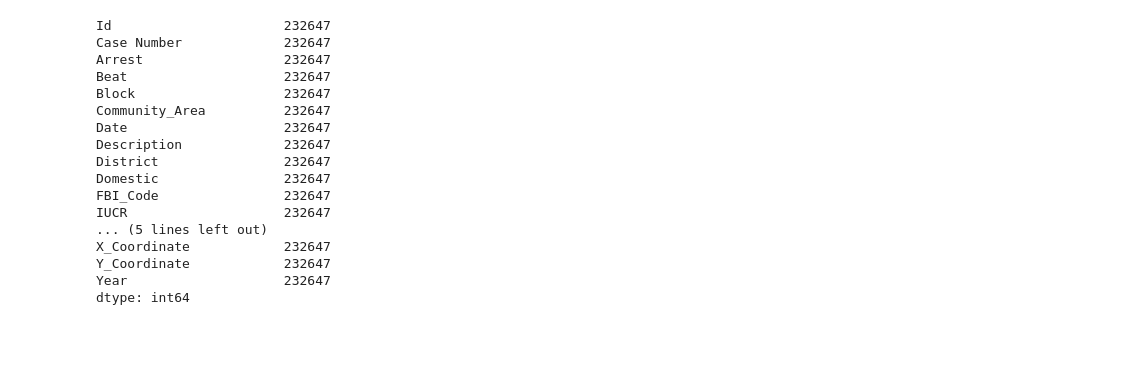
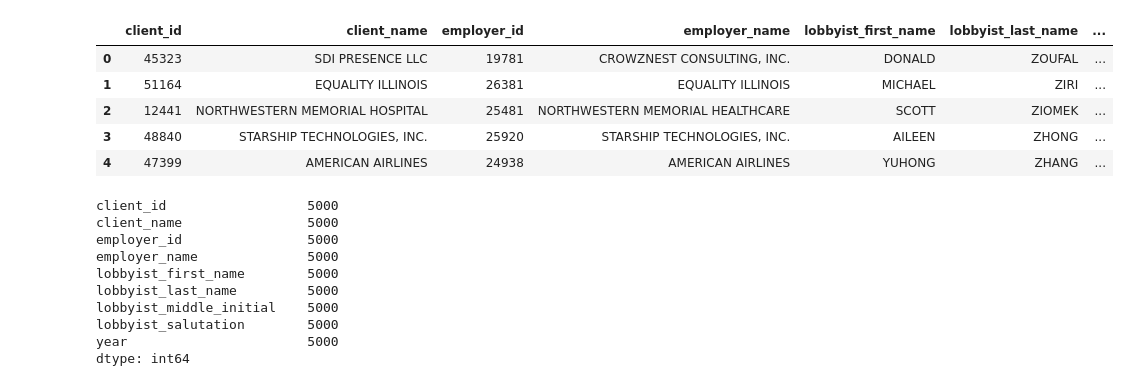
Before and after one commit to eabouche/group-project-3-lobbyist-analysis, a Jupyter notebook: Lobbyist_ETL_and_Analysis.ipynb, the cells around one changed output. Saved outputs shown, nothing was run; the diff lists cells and outputs as text; code cells hidden in the pictures; blank space fills up the shorter version.

Commit message:
extracting api combo data into dataframe

```diff
--- a/Lobbyist_ETL_and_Analysis.ipynb
+++ b/Lobbyist_ETL_and_Analysis.ipynb
@@ -43,13 +38,11 @@ pprint(json.dumps(test_response, indent=4, sort_keys=True))
  '    }\n'
  ']')
 # %%
-# Dataset: Get full 2022 crime data from API
+# API Call 1: Get full dataset
 
-# url = 'https://data.cityofchicago.org/resource/9hwr-2zxp.json'
-#url = 'https://data.cityofchicago.org/resource/ijzp-q8t2.json?$limit=2000'
-url = 'https://data.cityofchicago.org/resource/9hwr-2zxp.json?Year=2022&$limit=500000'
+url = 'https://data.cityofchicago.org/resource/2eqz-3nvz.json?$limit=5000'
 
-crimes_response = requests.get(url).json()
+api_full_response = requests.get(url).json()
 
-#pprint(json.dumps(response, indent=4, sort_keys=True))
+#pprint(json.dumps(api_full_response, indent=4, sort_keys=True))
 # %%
@@ -212,20 +105,25 @@ crimes_df.head()
-# %%
-crimes_df.count()
-# %% [output]
-Id                      232647
-Case Number             232647
-Arrest                  232647
-Beat                    232647
-Block                   232647
-Community_Area          232647
-Date                    232647
-Description             232647
-District                232647
-Domestic                232647
-FBI_Code                232647
-IUCR                    232647
-... (5 lines left out)
-X_Coordinate            232647
-Y_Coordinate            232647
-Year                    232647
-dtype: int64
+# %%
+# Create lobbyist combo dataframe
+lobbyist_combo_df = pd.DataFrame(lobbyist_combo_list)
+lobbyist_combo_df.head()
+# %% [output]
+|  | client_id | client_name | employer_id | employer_name | lobbyist_first_name | lobbyist_last_name | ... |
+| 0 | 45323 | SDI PRESENCE LLC | 19781 | CROWZNEST CONSULTING, INC. | DONALD | ZOUFAL | ... |
+| 1 | 51164 | EQUALITY ILLINOIS | 26381 | EQUALITY ILLINOIS | MICHAEL | ZIRI | ... |
+| 2 | 12441 | NORTHWESTERN MEMORIAL HOSPITAL | 25481 | NORTHWESTERN MEMORIAL HEALTHCARE | SCOTT | ZIOMEK | ... |
+| 3 | 48840 | STARSHIP TECHNOLOGIES, INC. | 25920 | STARSHIP TECHNOLOGIES, INC. | AILEEN | ZHONG | ... |
+| 4 | 47399 | AMERICAN AIRLINES | 24938 | AMERICAN AIRLINES | YUHONG | ZHANG | ... |
+# %%
+# inspect counts
+lobbyist_combo_df.count()
+# %% [output]
+client_id                  5000
+client_name                5000
+employer_id                5000
+employer_name              5000
+lobbyist_first_name        5000
+lobbyist_last_name         5000
+lobbyist_middle_initial    5000
+lobbyist_salutation        5000
+year                       5000
+dtype: int64
```
Also changed, not shown: parts of 6 cells of this notebook.
